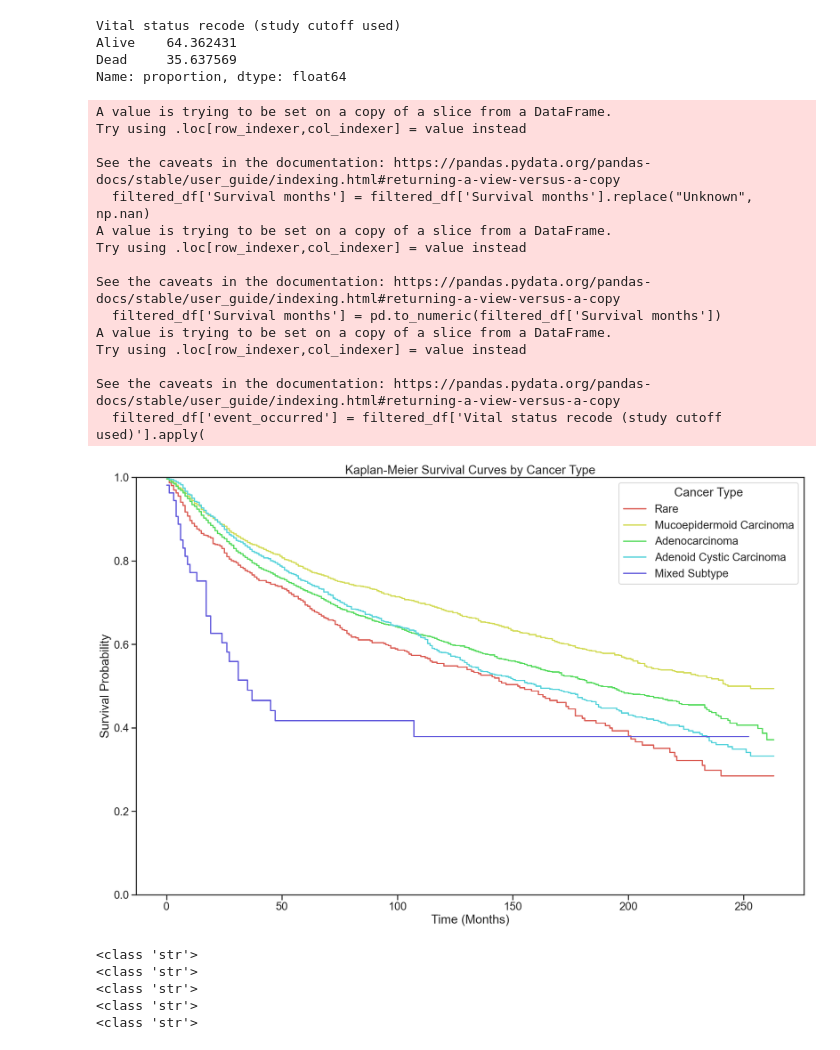
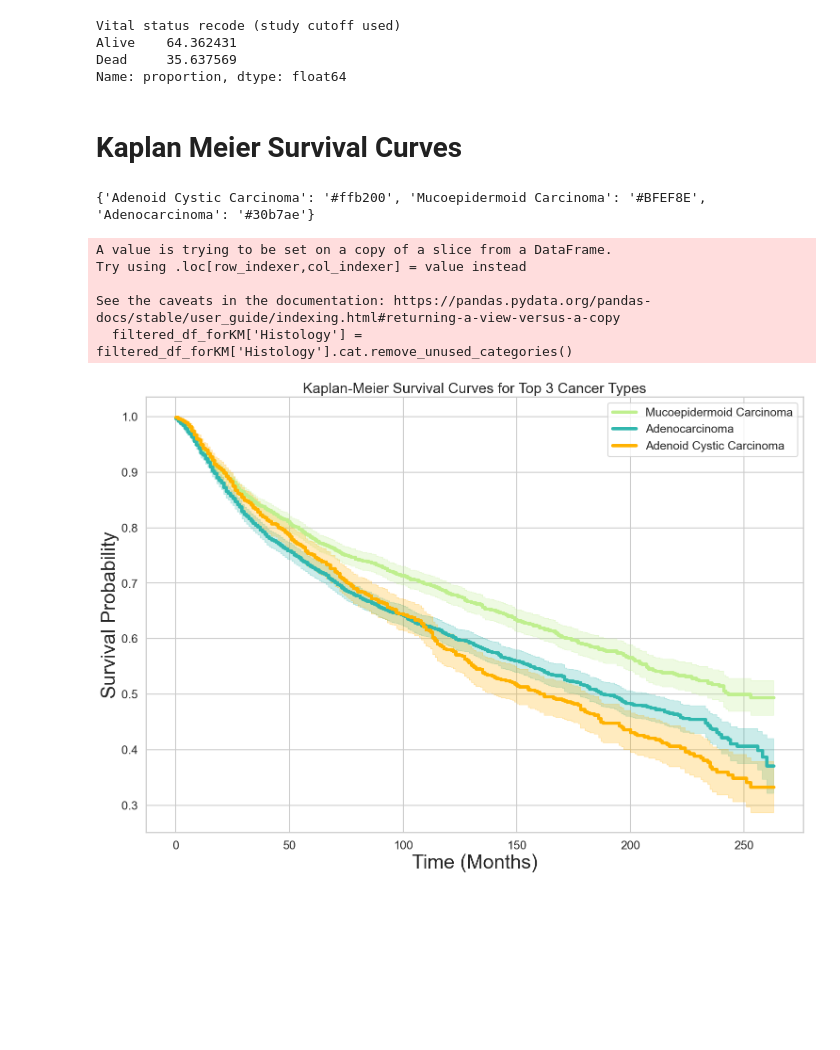
Before and after one commit to obaidkhurram/salivary-tumors, a Jupyter notebook: salivary_tumor_2024.ipynb, the cells around one changed output. Drawn from its saved outputs; the diff is of its cells as text; code cells hidden in the pictures; blank space fills up the shorter version.

Commit message:
• Aesthetic to KM plot • Changes in color scheme/color mappings

```diff
--- a/salivary_tumor_2024.ipynb
+++ b/salivary_tumor_2024.ipynb
@@ -565,7 +549,8 @@ plt.yticks(rotation=0)  # Rotate y-axis labels to be horizontal (90º from the d
 histology_order = ['Adenoid Cystic Carcinoma','Mucoepidermoid Carcinoma','Adenocarcinoma','Mixed Subtypes','Other Rare Types']
 filtered_df['Histology'] = pd.Categorical(filtered_df['Histology'],categories=histology_order, ordered=True)
 # For plotting facetgrid
-filtered_df_forFacetGrid = filtered_df[filtered_df["Histology"].isin(['Adenoid Cystic Carcinoma','Mucoepidermoid Carcinoma','Adenocarcinoma'])]
+topCancerTypes = ['Adenoid Cystic Carcinoma','Mucoepidermoid Carcinoma','Adenocarcinoma']
+filtered_df_forFacetGrid = filtered_df[filtered_df["Histology"].isin(topCancerTypes)]
 
 filtered_df_forFacetGrid['Histology'] = filtered_df_forFacetGrid['Histology'].cat.remove_unused_categories()
 # %% [output]
@@ -575,11 +560,9 @@ Try using .loc[row_indexer,col_indexer] = value instead
 See the caveats in the documentation: https://pandas.pydata.org/pandas-docs/stable/user_guide/indexing.html#returning-a-view-versus-a-copy
   filtered_df_forFacetGrid['Histology'] = filtered_df_forFacetGrid['Histology'].cat.remove_unused_categories()
 # %%
-import seaborn as sns
-import matplotlib.pyplot as plt
 
 # Make sure these colors match your pie chart colors
-colors = ['#ffb200', '#ffe880', '#00c2ff', '#2473c2','#ccccff']  # Adjust colors as needed
+colors = ['#ffb200', '#BFEF8E', '#30b7ae', '#2473c2','#ccccff']  # Adjust colors as needed
 
 # Create a color mapping based on unique histology types
 unique_histologies_1 = filtered_df_forFacetGrid['Histology'].unique()
@@ -758,7 +741,11 @@ Vital status recode (study cutoff used)
 Alive    64.362431
 Dead     35.637569
 Name: proportion, dtype: float64
+# %% [markdown]
+# Kaplan Meier Survival Curves
 # %%
+# Previously defined color mapping
+print(color_mapping_1)
 # Replace "Unknown" with nan's
 filtered_df['Survival months'] = filtered_df['Survival months'].replace("Unknown", np.nan)
 # Change to numeric
@@ -768,61 +755,65 @@ filtered_df['event_occurred'] = filtered_df['Vital status recode (study cutoff u
     lambda x: 1 if x == 'Dead'
 # else 2 if x == 'Dead (missing/unknown COD)'
 else 0)
 
-df = filtered_df.dropna()
 
+
+filtered_df_forKM = filtered_df[filtered_df['Histology'].isin([''])]
+filtered_df_forKM = filtered_df[filtered_df["Histology"].isin(topCancerTypes)]
+
+filtered_df_forKM['Histology'] = filtered_df_forKM['Histology'].cat.remove_unused_categories()
+
+df = filtered_df_forKM.dropna()
 # Instantiate the Kaplan-Meier fitter
 kmf = KaplanMeierFitter()
 # Define the unique cancer types in your dataset
 cancer_types = df['Histology'].unique()
 
 # Create the plot
 plt.figure(figsize=(18, 12))
 
 # Loop over each cancer type to plot Kaplan-Meier curves
 for cancer_type in cancer_types:
     # Filter the DataFrame for each cancer type
     df_cancer = df[df['Histology'] == cancer_type]
 
     # Fit the Kaplan-Meier model
     kmf.fit(durations=df_cancer['Survival months'], event_observed=df_cancer['event_occurred'], label=cancer_type)
 
     # Plot the survival function for this cancer type
-    kmf.plot_survival_function(ci_show=False)
+    kmf.plot_survival_function(ci_show=True,lw=5,
+                               color=color_mapping_1[cancer_type])
+
 
 # Customize the plot
-plt.title('Kaplan-Meier Survival Curves by Cancer Type')
+plt.title('Kaplan-Meier Survival Curves for Top 3 Cancer Types')
 plt.xlabel('Time (Months)')
 plt.ylabel('Survival Probability')
-plt.ylim(0,1)
-plt.legend(title='Cancer Type')
-plt.tight_layout()
+
+# Set larger font sizes for the plot
+plt.rcParams.update({
+    'axes.titlesize': 22,  # Title size
+    'axes.labelsize': 20,  # X and Y label size
+    'xtick.labelsize': 18, # X tick label size
+    'ytick.labelsize': 18, # Y tick label size
+    'legend.fontsize': 18, # Legend font size
+    'font.size': 18        # Overall font size
+})
+
+# Remove y-axis grid lines
+# plt.grid(False, axis='y')
+
+# Customize legend
+plt.legend(loc='best')
+
 
 # Show the plot
 plt.show()
 # %% [output]
-A value is trying to be set on a copy of a slice from a DataFrame.
-Try using .loc[row_indexer,col_indexer] = value instead
-
-See the caveats in the documentation: https://pandas.pydata.org/pandas-docs/stable/user_guide/indexing.html#returning-a-view-versus-a-copy
-  filtered_df['Survival months'] = filtered_df['Survival months'].replace("Unknown", np.nan)
-A value is trying to be set on a copy of a slice from a DataFrame.
-Try using .loc[row_indexer,col_indexer] = value instead
-
-See the caveats in the documentation: https://pandas.pydata.org/pandas-docs/stable/user_guide/indexing.html#returning-a-view-versus-a-copy
-  filtered_df['Survival months'] = pd.to_numeric(filtered_df['Survival months'])
-A value is trying to be set on a copy of a slice from a DataFrame.
-Try using .loc[row_indexer,col_indexer] = value instead
-
-See the caveats in the documentation: https://pandas.pydata.org/pandas-docs/stable/user_guide/indexing.html#returning-a-view-versus-a-copy
-  filtered_df['event_occurred'] = filtered_df['Vital status recode (study cutoff used)'].apply(
+{'Adenoid Cystic Carcinoma': '#ffb200', 'Mucoepidermoid Carcinoma': '#BFEF8E', 'Adenocarcinoma': '#30b7ae'}
+A value is trying to be set on a copy of a slice from a DataFrame.
+Try using .loc[row_indexer,col_indexer] = value instead
+
+See the caveats in the documentation: https://pandas.pydata.org/pandas-docs/stable/user_guide/indexing.html#returning-a-view-versus-a-copy
+  filtered_df_forKM['Histology'] = filtered_df_forKM['Histology'].cat.remove_unused_categories()
-[figure, old version]
+[figure, new version]
-# %%
-for cancer_type in cancer_types:
-    print(type(cancer_type))
-# %% [output]
-<class 'str'>
-<class 'str'>
-<class 'str'>
-<class 'str'>
-<class 'str'>
```
Also changed, not shown: parts of 4 cells of this notebook.
